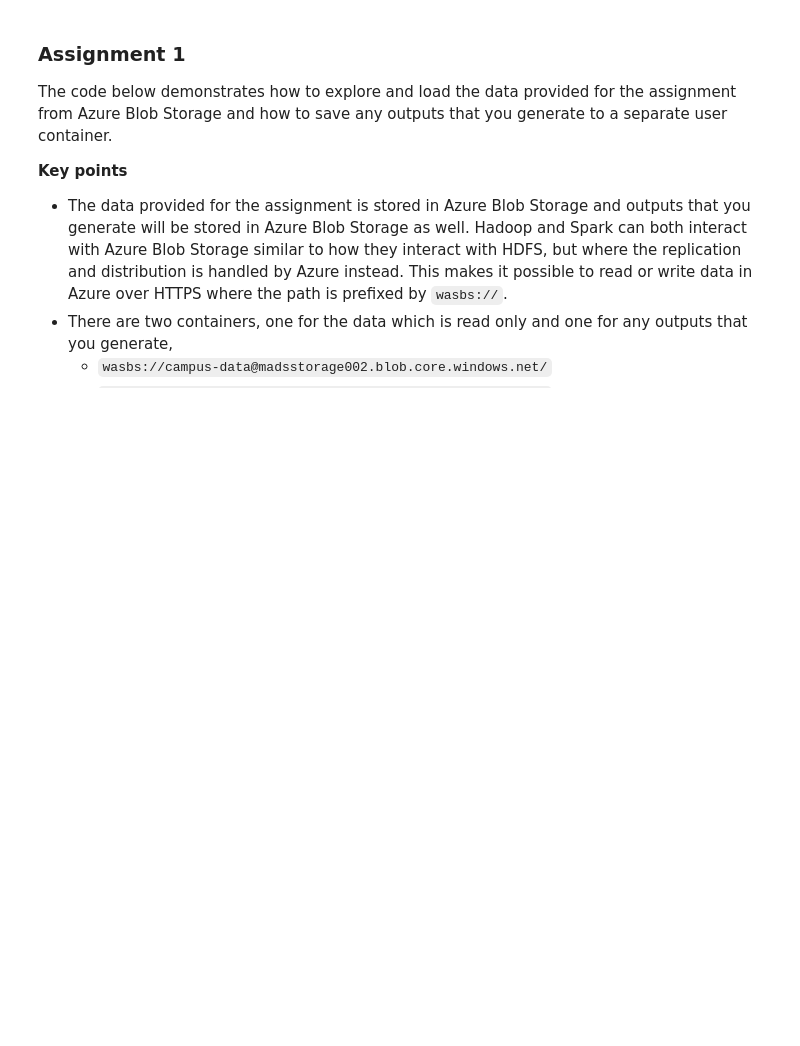
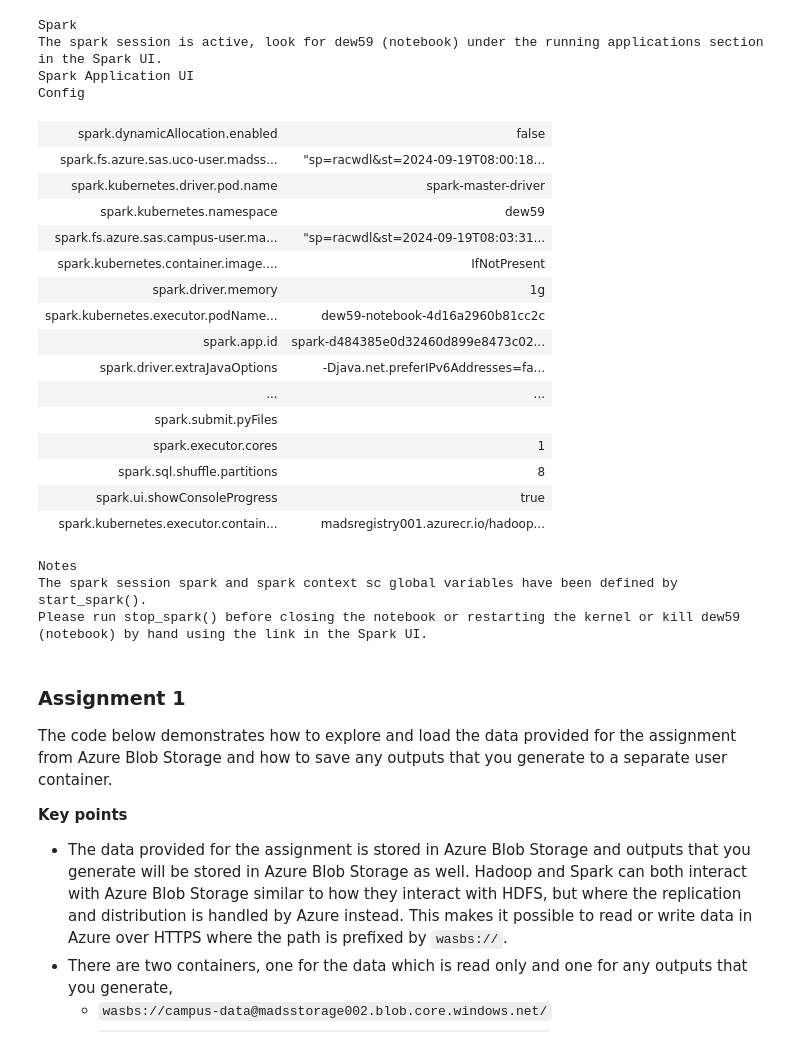
Before and after one commit to david-ewing-nz/ghcn-spark-analysis, a Jupyter notebook: notebooks/02_ghcn2_analysis.ipynb, the cells around one changed output. Drawn from its saved outputs; the diff is of its cells as text; code cells hidden in the pictures; blank space fills up the shorter version.

```diff
--- a/notebooks/02_ghcn2_analysis.ipynb
+++ b/notebooks/02_ghcn2_analysis.ipynb
@@ -57,0 +1,23 @@ Please run stop_spark() before closing the notebook or restarting the kernel or
+# %%
+# CELL 0: Start Spark Session
+# CELL 0:
+# ------------------------------------------------
+
+# Summary:
+# - Start Spark session using shared notebook 00_ghcn2_setup.ipynb
+# - Use lightweight config: 2 executors, 1 core each, 1GB memory
+#
+
+#
+#
+%run ./00_ghcn2_setup.ipynb
+# Run this cell to start a spark session in this notebook
+
+
+start_spark(
+    executor_instances=2,
+    executor_cores=1,
+    worker_memory=1,
+    master_memory=1
+)
+# %% [output]
@@ -58,3 +29,26 @@ Please run stop_spark() before closing the notebook or restarting the kernel or
+Spark
+The spark session is active, look for dew59 (notebook) under the running applications section in the Spark UI.
+Spark Application UI
+Config
+| spark.dynamicAllocation.enabled | false |
+| spark.fs.azure.sas.uco-user.madss... | "sp=racwdl&st=2024-09-19T08:00:18... |
+| spark.kubernetes.driver.pod.name | spark-master-driver |
+| spark.kubernetes.namespace | dew59 |
+| spark.fs.azure.sas.campus-user.ma... | "sp=racwdl&st=2024-09-19T08:03:31... |
+| spark.kubernetes.container.image.... | IfNotPresent |
+| spark.driver.memory | 1g |
+| spark.kubernetes.executor.podName... | dew59-notebook-4d16a2960b81cc2c |
+| spark.app.id | spark-d484385e0d32460d899e8473c02... |
+| spark.driver.extraJavaOptions | -Djava.net.preferIPv6Addresses=fa... |
+| ... | ... |
+| spark.submit.pyFiles |  |
+| spark.executor.cores | 1 |
+| spark.sql.shuffle.partitions | 8 |
+| spark.ui.showConsoleProgress | true |
+| spark.kubernetes.executor.contain... | madsregistry001.azurecr.io/hadoop... |
+Notes
+The spark session spark and spark context sc global variables have been defined by start_spark().
+Please run stop_spark() before closing the notebook or restarting the kernel or kill dew59 (notebook) by hand using the link in the Spark UI.
 # %% [markdown]
 ### Assignment 1 ###
 
```
Also changed, not shown: parts of 3 cells of this notebook, 4 other files.
